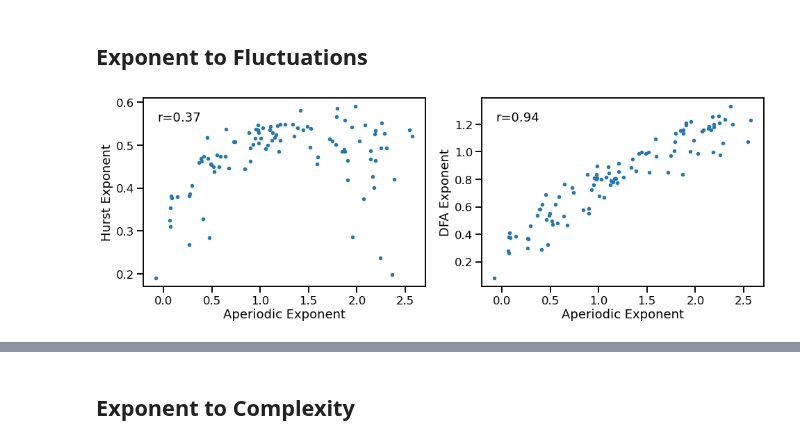
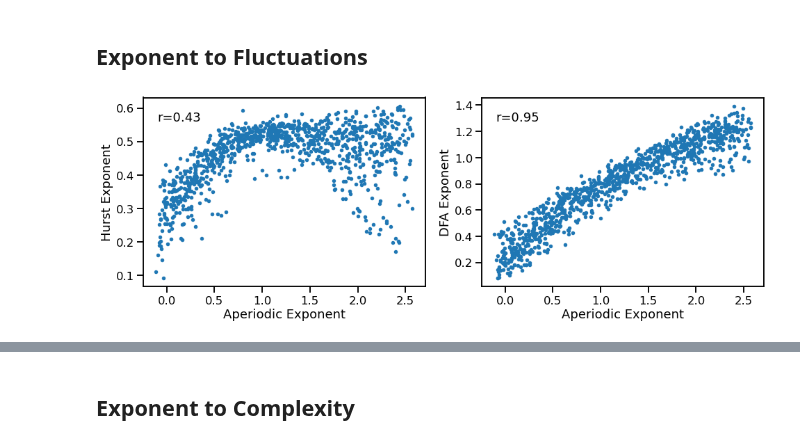
Before and after one commit to AperiodicMethods/AperiodicMethods, a Jupyter notebook: notebooks/22-CompareExponentToOther.ipynb, the cells around one changed output, grey strips where cells are left out. Drawn from its saved outputs; the diff is of its cells as text; code cells hidden in the pictures.

```diff
--- a/notebooks/22-CompareExponentToOther.ipynb
+++ b/notebooks/22-CompareExponentToOther.ipynb
@@ -49,11 +47,11 @@ samplers = {'update_comb_exp' : sampler(np.arange(-2.5, 0.1, 0.1)),
             'update_freq' : sampler(np.arange(5, 35, 1))}
 # %%
 # Define measures to apply
-measures = {specparam_wrapper : specparam_kwargs,
-            hurst_wrapper : HURST_PARAMS,
-            dfa_wrapper : DFA_PARAMS,
-            hjorth_complexity_wrapper : {},
-            lempelziv_wrapper : {},
+measures = {specparam : specparam_kwargs,
+            hurst : HURST_PARAMS,
+            dfa : DFA_PARAMS,
+            hjorth_complexity : {},
+            lempelziv : {},
             higuchi_fd : {},
             app_entropy : AP_ENT_PARAMS,
             perm_entropy : PE_ENT_PARAMS,
@@ -62,7 +60,7 @@ measures = {specparam_wrapper : specparam_kwargs,
 # %% [markdown]
 ## Run Simulations
 # %%
-N_SIMS = 100
+N_SIMS = 1000
 # %%
 # Run simulations
 outputs = run_comparisons(sim_combined, SIM_PARAMS_COMB, measures, samplers, n_sims=N_SIMS)
@@ -72,11 +69,11 @@ exp, hst, dfa, hjo, lzc, hfd, appr, perm, samp, spct = outputs
 # %%
 # Plot comparisons
 _, axes = plt.subplots(1, 2, figsize=[16, 5])
-plot_dots(exp, hst, ax=axes[0], tposition='tl',
-          xlabel='Aperiodic Exponent', ylabel='Hurst Exponent')
-plot_dots(exp, dfa, ax=axes[1], tposition='tl',
-          xlabel='Aperiodic Exponent', ylabel='DFA Exponent')
+plot_dots(outputs['specparam'], outputs['hurst'], tposition='tl',
+          xlabel='Aperiodic Exponent', ylabel='Hurst Exponent', ax=axes[0])
+plot_dots(outputs['specparam'], outputs['dfa'], tposition='tl',
+          xlabel='Aperiodic Exponent', ylabel='DFA Exponent', ax=axes[1])
 # %% [output]
-[figure, old version]
+[figure, new version]
 # %%
 # Compute bootstrapped correlations
```
Also changed, not shown: parts of 10 cells of this notebook, 2 other files.
